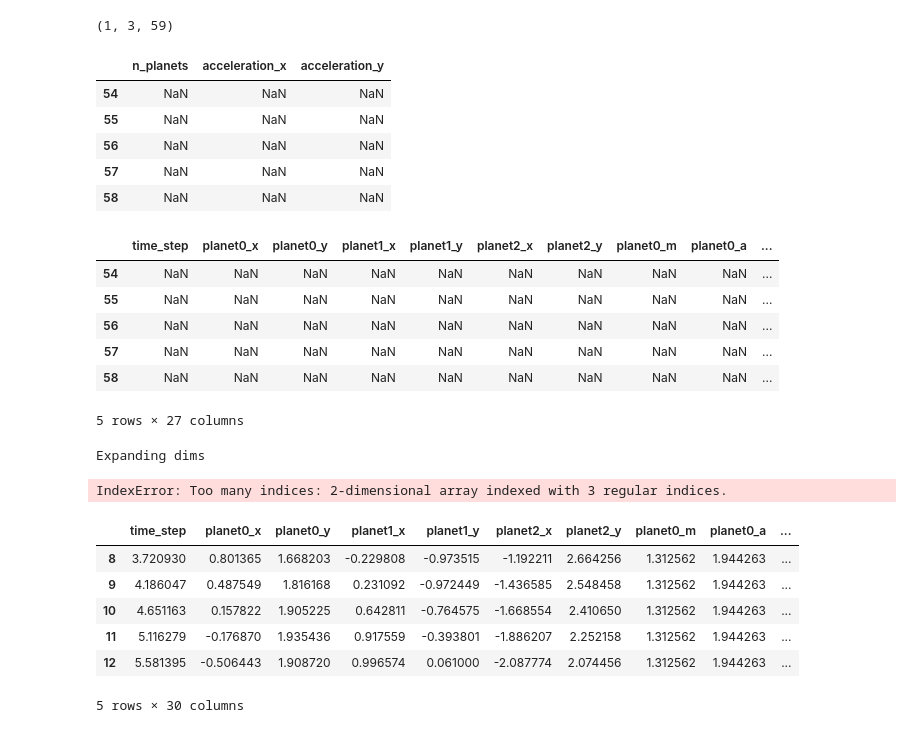
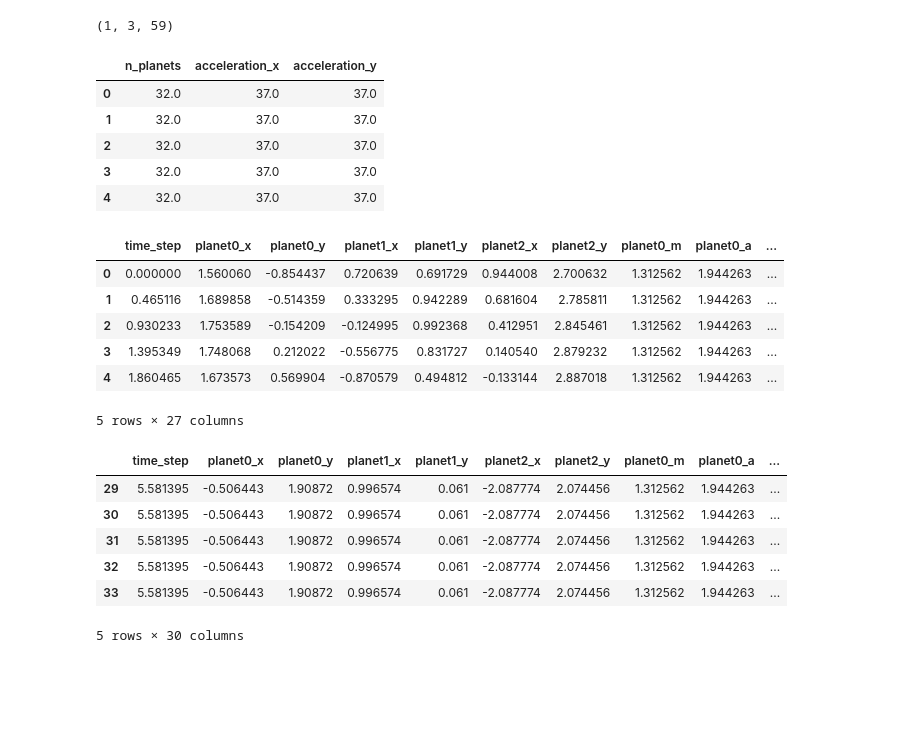
Before and after one commit to IndustryTransformer/Hephaestus, a Jupyter notebook: Plannets.ipynb, the cells around one changed output. Cells and saved outputs as stored; diff of their text form; code cells hidden in the pictures; blank space fills up the shorter version.

```diff
--- a/Plannets.ipynb
+++ b/Plannets.ipynb
@@ -204,7 +206,7 @@ print(batch["numeric"].shape, batch["categorical"].shape)
 # %%
 multiplier = 4
 time_series_regressor = hp.TimeSeriesDecoder(
-    time_series_config, d_model=512, n_heads=8 * multiplier, rngs=nnx.Rngs(0)
+    time_series_config, d_model=1024, n_heads=8 * multiplier, rngs=nnx.Rngs(0)
 )
 # nnx.display(time_series_regressor)
 # %%
@@ -304,25 +297,26 @@ df_comp = hp.show_results_df(
     idx=0,
 )
 # %%
-df_comp.output_df.loc[:, time_series_config.categorical_col_tokens].tail()
+df_comp.output_df.loc[:, time_series_config.categorical_col_tokens].head()
 # %% [output]
 |  | n_planets | acceleration_x | acceleration_y |
-| 54 | NaN | NaN | NaN |
-| 55 | NaN | NaN | NaN |
-| 56 | NaN | NaN | NaN |
-| 57 | NaN | NaN | NaN |
-| 58 | NaN | NaN | NaN |
+| 0 | 32.0 | 37.0 | 37.0 |
+| 1 | 32.0 | 37.0 | 37.0 |
+| 2 | 32.0 | 37.0 | 37.0 |
+| 3 | 32.0 | 37.0 | 37.0 |
+| 4 | 32.0 | 37.0 | 37.0 |
 # %%
-df_comp.output_df.loc[:, time_series_config.numeric_col_tokens].tail()
+df_comp.output_df.loc[:, time_series_config.numeric_col_tokens].head()
 # %% [output]
 |  | time_step | planet0_x | planet0_y | planet1_x | planet1_y | planet2_x | planet2_y | planet0_m | planet0_a | ... |
-| 54 | NaN | NaN | NaN | NaN | NaN | NaN | NaN | NaN | NaN | ... |
-| 55 | NaN | NaN | NaN | NaN | NaN | NaN | NaN | NaN | NaN | ... |
-| 56 | NaN | NaN | NaN | NaN | NaN | NaN | NaN | NaN | NaN | ... |
-| 57 | NaN | NaN | NaN | NaN | NaN | NaN | NaN | NaN | NaN | ... |
-| 58 | NaN | NaN | NaN | NaN | NaN | NaN | NaN | NaN | NaN | ... |
+| 0 | 0.000000 | 1.560060 | -0.854437 | 0.720639 | 0.691729 | 0.944008 | 2.700632 | 1.312562 | 1.944263 | ... |
+| 1 | 0.465116 | 1.689858 | -0.514359 | 0.333295 | 0.942289 | 0.681604 | 2.785811 | 1.312562 | 1.944263 | ... |
+| 2 | 0.930233 | 1.753589 | -0.154209 | -0.124995 | 0.992368 | 0.412951 | 2.845461 | 1.312562 | 1.944263 | ... |
+| 3 | 1.395349 | 1.748068 | 0.212022 | -0.556775 | 0.831727 | 0.140540 | 2.879232 | 1.312562 | 1.944263 | ... |
+| 4 | 1.860465 | 1.673573 | 0.569904 | -0.870579 | 0.494812 | -0.133144 | 2.887018 | 1.312562 | 1.944263 | ... |
 5 rows × 27 columns
 # %%
+# test_inputs = hp.AutoRegressiveResults.from_ds(train_ds, 0, 13)
 test_inputs = hp.AutoRegressiveResults.from_ds(train_ds, 0, 13)
 
 # inputs_test = train_ds[0]
@@ -333,20 +327,17 @@ for i in trange(21):
     test_inputs = hp.auto_regressive_predictions(time_series_regressor, test_inputs)
 
 # x = auto_regressive_predictions(state, test_ds[0], 10)
-# %% [output]
-Expanding dims
-IndexError: Too many indices: 2-dimensional array indexed with 3 regular indices.
 # %%
 auto_df = hp.create_test_inputs_df(test_inputs, time_series_config)
 # %%
 auto_df.tail()
 # %% [output]
 |  | time_step | planet0_x | planet0_y | planet1_x | planet1_y | planet2_x | planet2_y | planet0_m | planet0_a | ... |
-| 8 | 3.720930 | 0.801365 | 1.668203 | -0.229808 | -0.973515 | -1.192211 | 2.664256 | 1.312562 | 1.944263 | ... |
-| 9 | 4.186047 | 0.487549 | 1.816168 | 0.231092 | -0.972449 | -1.436585 | 2.548458 | 1.312562 | 1.944263 | ... |
-| 10 | 4.651163 | 0.157822 | 1.905225 | 0.642811 | -0.764575 | -1.668554 | 2.410650 | 1.312562 | 1.944263 | ... |
-| 11 | 5.116279 | -0.176870 | 1.935436 | 0.917559 | -0.393801 | -1.886207 | 2.252158 | 1.312562 | 1.944263 | ... |
-| 12 | 5.581395 | -0.506443 | 1.908720 | 0.996574 | 0.061000 | -2.087774 | 2.074456 | 1.312562 | 1.944263 | ... |
+| 29 | 5.581395 | -0.506443 | 1.90872 | 0.996574 | 0.061 | -2.087774 | 2.074456 | 1.312562 | 1.944263 | ... |
+| 30 | 5.581395 | -0.506443 | 1.90872 | 0.996574 | 0.061 | -2.087774 | 2.074456 | 1.312562 | 1.944263 | ... |
+| 31 | 5.581395 | -0.506443 | 1.90872 | 0.996574 | 0.061 | -2.087774 | 2.074456 | 1.312562 | 1.944263 | ... |
+| 32 | 5.581395 | -0.506443 | 1.90872 | 0.996574 | 0.061 | -2.087774 | 2.074456 | 1.312562 | 1.944263 | ... |
+| 33 | 5.581395 | -0.506443 | 1.90872 | 0.996574 | 0.061 | -2.087774 | 2.074456 | 1.312562 | 1.944263 | ... |
 5 rows × 30 columns
 # %%
 res1 = time_series_regressor(
```
Also changed, not shown: parts of 9 cells of this notebook, 5 other files.
